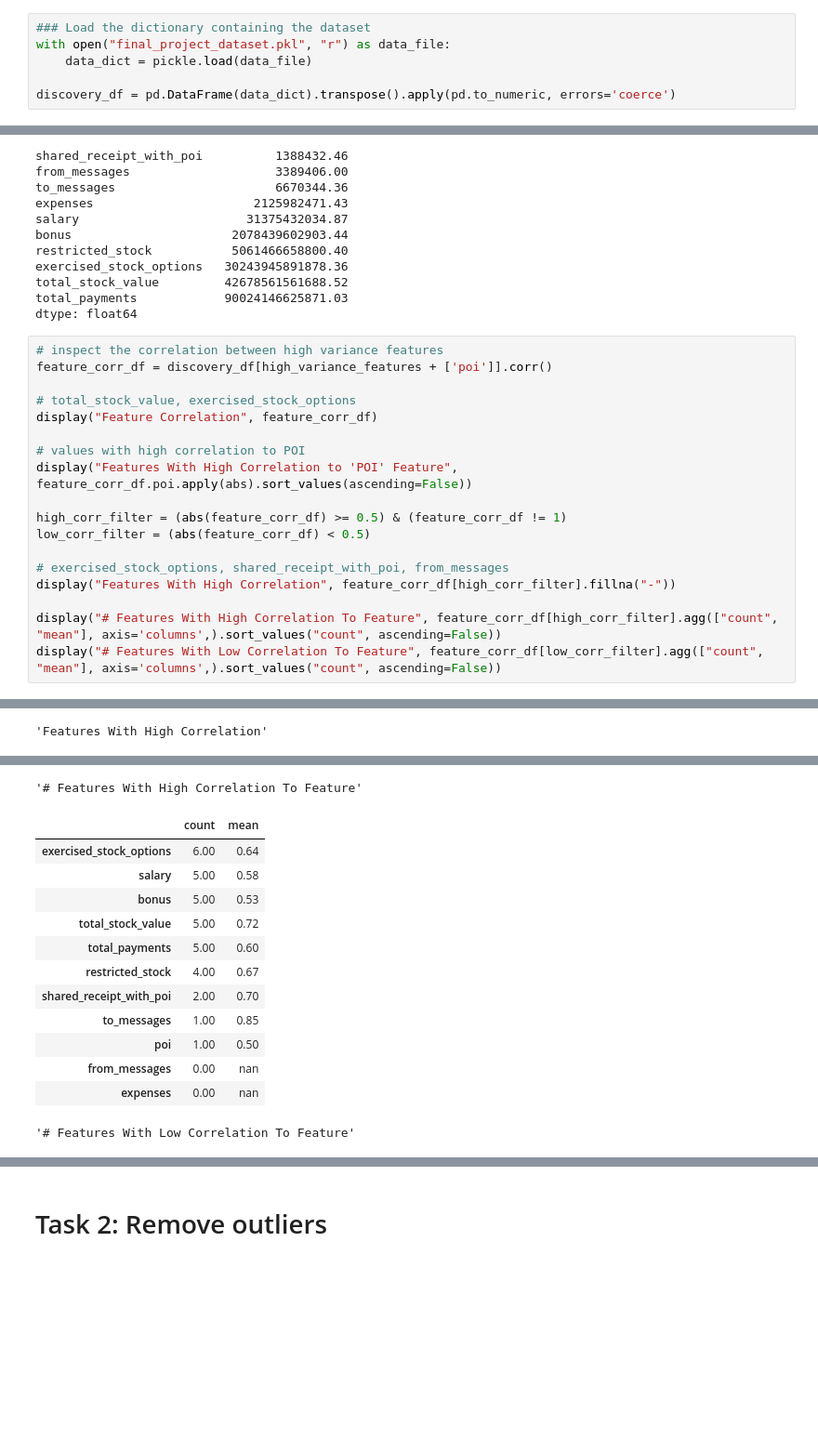
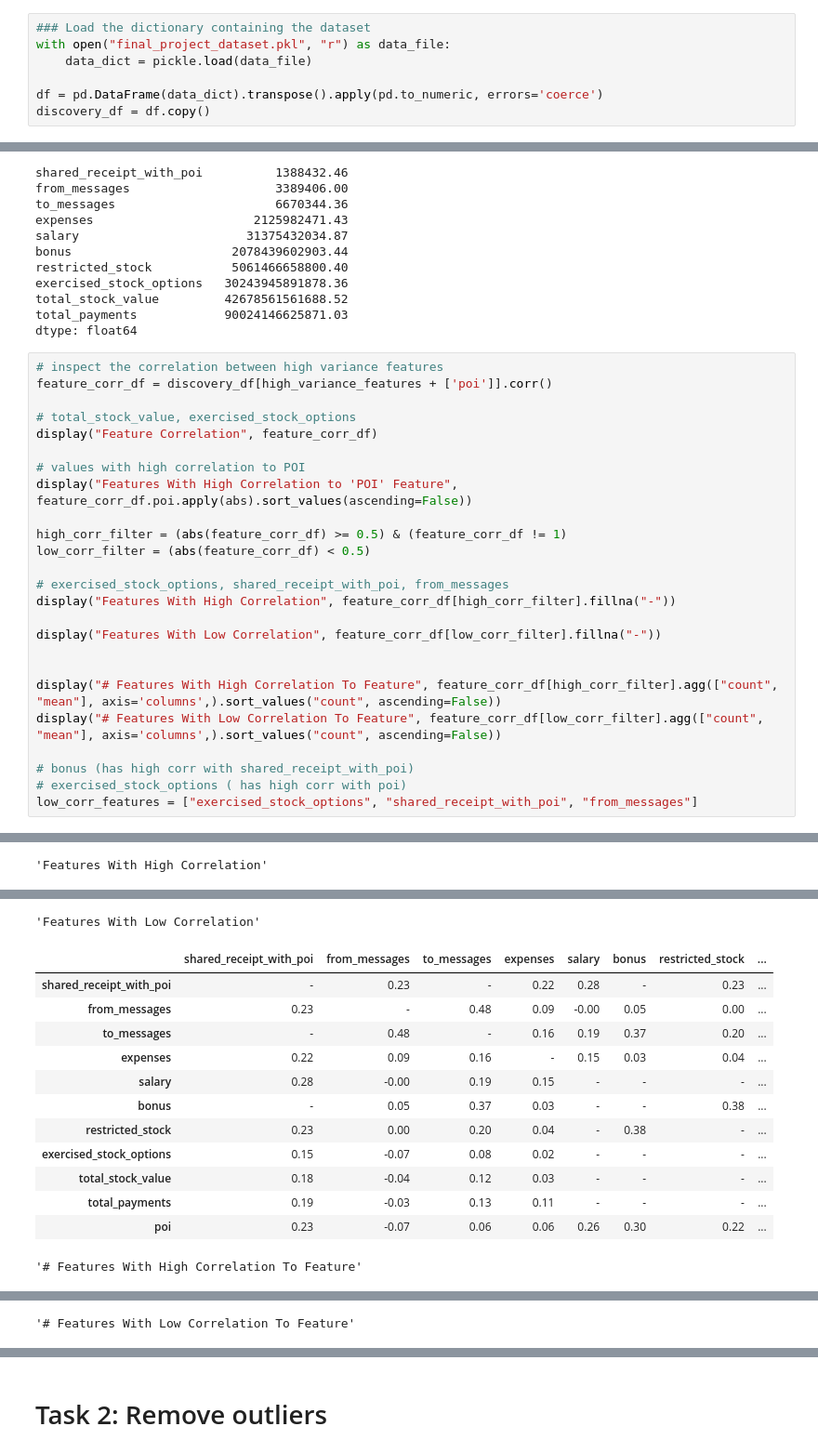
Before and after one commit to chrispaynes/enronML, a Jupyter notebook: enron_email_fraud/enron_email.ipynb, the cells around one changed output, grey strips where cells are left out. Shown at 93% size. Cells and saved outputs as stored; diff of their text form; blank space fills up the shorter version.

```diff
--- a/enron_email_fraud/enron_email.ipynb
+++ b/enron_email_fraud/enron_email.ipynb
@@ -36,7 +39,8 @@ plt.rcParams['figure.dpi'] = 150
 with open("final_project_dataset.pkl", "r") as data_file:
     data_dict = pickle.load(data_file)
 
-discovery_df = pd.DataFrame(data_dict).transpose().apply(pd.to_numeric, errors='coerce')
+df = pd.DataFrame(data_dict).transpose().apply(pd.to_numeric, errors='coerce')
+discovery_df = df.copy()
 # %%
 discovery_df.shape
 # %% [output]
@@ -307,8 +307,15 @@ low_corr_filter = (abs(feature_corr_df) < 0.5)
 # exercised_stock_options, shared_receipt_with_poi, from_messages
 display("Features With High Correlation", feature_corr_df[high_corr_filter].fillna("-"))
 
+display("Features With Low Correlation", feature_corr_df[low_corr_filter].fillna("-"))
+
+
 display("# Features With High Correlation To Feature", feature_corr_df[high_corr_filter].agg(["count", "mean"], axis='columns',).sort_values("count", ascending=False))
 display("# Features With Low Correlation To Feature", feature_corr_df[low_corr_filter].agg(["count", "mean"], axis='columns',).sort_values("count", ascending=False))
+
+# bonus (has high corr with shared_receipt_with_poi)
+# exercised_stock_options ( has high corr with poi)
+low_corr_features = ["exercised_stock_options", "shared_receipt_with_poi", "from_messages"]
 # %% [output]
 'Feature Correlation'
 |  | shared_receipt_with_poi | from_messages | to_messages | expenses | salary | bonus | restricted_stock | ... |
@@ -322,45 +329,45 @@ display("# Features With Low Correlation To Feature", feature_corr_df[low_corr_f
 | exercised_stock_options | 0.15 | -0.07 | 0.08 | 0.02 | 0.61 | 0.51 | 0.69 | ... |
 | total_stock_value | 0.18 | -0.04 | 0.12 | 0.03 | 0.61 | 0.51 | 0.86 | ... |
 | total_payments | 0.19 | -0.03 | 0.13 | 0.11 | 0.58 | 0.57 | 0.60 | ... |
 | poi | 0.23 | -0.07 | 0.06 | 0.06 | 0.26 | 0.30 | 0.22 | ... |
 "Features With High Correlation to 'POI' Feature"
 poi                       1.00
 exercised_stock_options   0.50
 total_stock_value         0.37
 bonus                     0.30
 salary                    0.26
 total_payments            0.23
 shared_receipt_with_poi   0.23
 restricted_stock          0.22
 from_messages             0.07
 expenses                  0.06
 to_messages               0.06
 Name: poi, dtype: float64
 'Features With High Correlation'
 |  | shared_receipt_with_poi | from_messages | to_messages | expenses | salary | bonus | restricted_stock | ... |
 | shared_receipt_with_poi | - | - | 0.85 | - | - | 0.55 | - | ... |
 | from_messages | - | - | - | - | - | - | - | ... |
 | to_messages | 0.85 | - | - | - | - | - | - | ... |
 | expenses | - | - | - | - | - | - | - | ... |
 | salary | - | - | - | - | - | 0.52 | 0.55 | ... |
 | bonus | 0.55 | - | - | - | 0.52 | - | - | ... |
 | restricted_stock | - | - | - | - | 0.55 | - | - | ... |
 | exercised_stock_options | - | - | - | - | 0.61 | 0.51 | 0.69 | ... |
 | total_stock_value | - | - | - | - | 0.61 | 0.51 | 0.86 | ... |
 | total_payments | - | - | - | - | 0.58 | 0.57 | 0.60 | ... |
 | poi | - | - | - | - | - | - | - | ... |
-'# Features With High Correlation To Feature'
+'Features With Low Correlation'
-|  | count | mean |
-| exercised_stock_options | 6.00 | 0.64 |
-| salary | 5.00 | 0.58 |
-| bonus | 5.00 | 0.53 |
-| total_stock_value | 5.00 | 0.72 |
-| total_payments | 5.00 | 0.60 |
-| restricted_stock | 4.00 | 0.67 |
-| shared_receipt_with_poi | 2.00 | 0.70 |
-| to_messages | 1.00 | 0.85 |
-| poi | 1.00 | 0.50 |
-| from_messages | 0.00 | nan |
-| expenses | 0.00 | nan |
+|  | shared_receipt_with_poi | from_messages | to_messages | expenses | salary | bonus | restricted_stock | ... |
+| shared_receipt_with_poi | - | 0.23 | - | 0.22 | 0.28 | - | 0.23 | ... |
+| from_messages | 0.23 | - | 0.48 | 0.09 | -0.00 | 0.05 | 0.00 | ... |
+| to_messages | - | 0.48 | - | 0.16 | 0.19 | 0.37 | 0.20 | ... |
+| expenses | 0.22 | 0.09 | 0.16 | - | 0.15 | 0.03 | 0.04 | ... |
+| salary | 0.28 | -0.00 | 0.19 | 0.15 | - | - | - | ... |
+| bonus | - | 0.05 | 0.37 | 0.03 | - | - | 0.38 | ... |
+| restricted_stock | 0.23 | 0.00 | 0.20 | 0.04 | - | 0.38 | - | ... |
+| exercised_stock_options | 0.15 | -0.07 | 0.08 | 0.02 | - | - | - | ... |
+| total_stock_value | 0.18 | -0.04 | 0.12 | 0.03 | - | - | - | ... |
+| total_payments | 0.19 | -0.03 | 0.13 | 0.11 | - | - | - | ... |
+| poi | 0.23 | -0.07 | 0.06 | 0.06 | 0.26 | 0.30 | 0.22 | ... |
-'# Features With Low Correlation To Feature'
+'# Features With High Correlation To Feature'
 |  | count | mean |
@@ -377,0 +385 @@ Name: poi, dtype: float64
+'# Features With Low Correlation To Feature'
```
Also changed, not shown: parts of 69 cells of this notebook.
